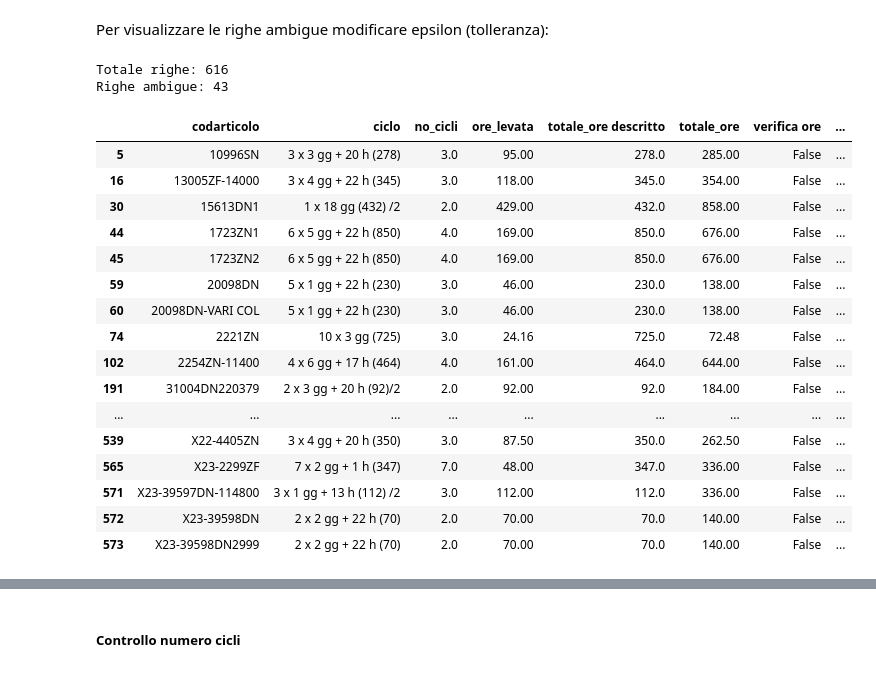
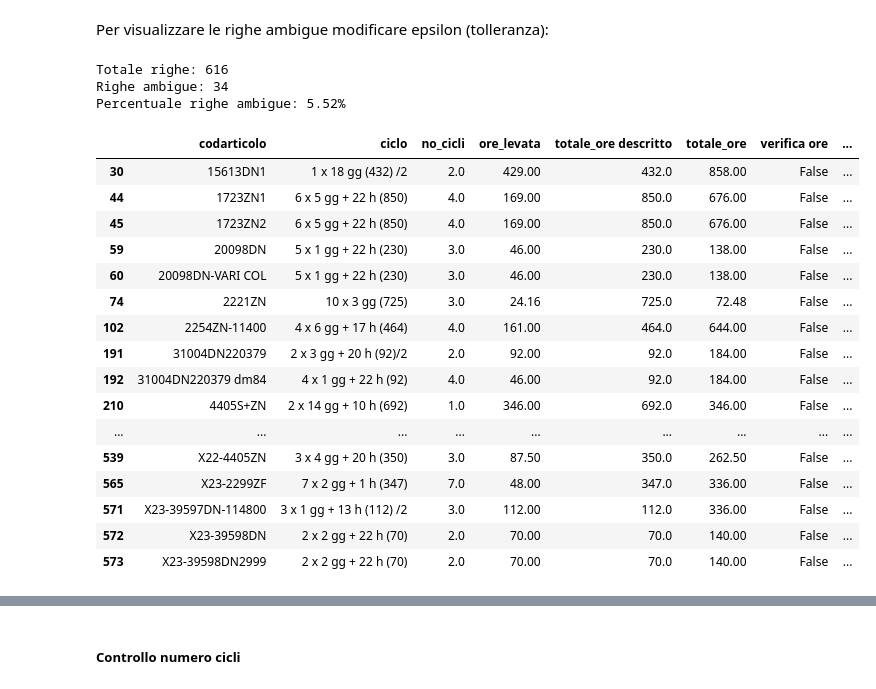
Before and after one commit to Dr3dre/LeMur, a Jupyter notebook: data_relations.ipynb, the cells around one changed output, grey strips where cells are left out. Saved outputs shown, nothing was run; the diff lists cells and outputs as text; code cells hidden in the pictures.

```diff
--- a/data_relations.ipynb
+++ b/data_relations.ipynb
@@ -79,17 +79,21 @@ Totale ore in Ciclo e totale ore calcolate con ore_levata * no_cicli combaciano
 # %% [markdown]
 Per visualizzare le righe ambigue modificare epsilon (tolleranza):
 # %%
-epsilon = 5      # minimo differenza
+epsilon = 10      # minimo differenza
 ambiguo = df[df['verifica ore'] == False].where((np.sqrt(df['differenza ore'] ** 2)) > epsilon).dropna(subset=['codarticolo'])
-print(f"Totale righe: {df.shape[0]}")
-print(f"Righe ambigue: {ambiguo.shape[0]}")
+
+tot = df.shape[0]
+amb = ambiguo.shape[0]
+print(f"Totale righe: {tot}")
+print(f"Righe ambigue: {amb}")
+print(f"Percentuale righe ambigue: {(amb/tot * 100):.2f}%")
+
 ambiguo
 # %% [output]
 Totale righe: 616
-Righe ambigue: 43
+Righe ambigue: 34
+Percentuale righe ambigue: 5.52%
 |  | codarticolo | ciclo | no_cicli | ore_levata | totale_ore descritto | totale_ore | verifica ore | ... |
-| 5 | 10996SN | 3 x 3 gg + 20 h (278) | 3.0 | 95.00 | 278.0 | 285.00 | False | ... |
-| 16 | 13005ZF-14000 | 3 x 4 gg + 22 h (345) | 3.0 | 118.00 | 345.0 | 354.00 | False | ... |
 | 30 | 15613DN1 | 1 x 18 gg (432) /2 | 2.0 | 429.00 | 432.0 | 858.00 | False | ... |
 | 44 | 1723ZN1 | 6 x 5 gg + 22 h (850) | 4.0 | 169.00 | 850.0 | 676.00 | False | ... |
 | 45 | 1723ZN2 | 6 x 5 gg + 22 h (850) | 4.0 | 169.00 | 850.0 | 676.00 | False | ... |
@@ -98,6 +102,8 @@ Righe ambigue: 43
 | 74 | 2221ZN | 10 x 3 gg (725) | 3.0 | 24.16 | 725.0 | 72.48 | False | ... |
 | 102 | 2254ZN-11400 | 4 x 6 gg + 17 h (464) | 4.0 | 161.00 | 464.0 | 644.00 | False | ... |
 | 191 | 31004DN220379 | 2 x 3 gg + 20 h (92)/2 | 2.0 | 92.00 | 92.0 | 184.00 | False | ... |
+| 192 | 31004DN220379 dm84 | 4 x 1 gg + 22 h (92) | 4.0 | 46.00 | 92.0 | 184.00 | False | ... |
+| 210 | 4405S+ZN | 2 x 14 gg + 10 h (692) | 1.0 | 346.00 | 692.0 | 346.00 | False | ... |
 | ... | ... | ... | ... | ... | ... | ... | ... | ... |
 | 539 | X22-4405ZN | 3 x 4 gg + 20 h (350) | 3.0 | 87.50 | 350.0 | 262.50 | False | ... |
 | 565 | X23-2299ZF | 7 x 2 gg + 1 h (347) | 7.0 | 48.00 | 347.0 | 336.00 | False | ... |
```
Also changed, not shown: parts of 5 cells of this notebook, 1 other file.
